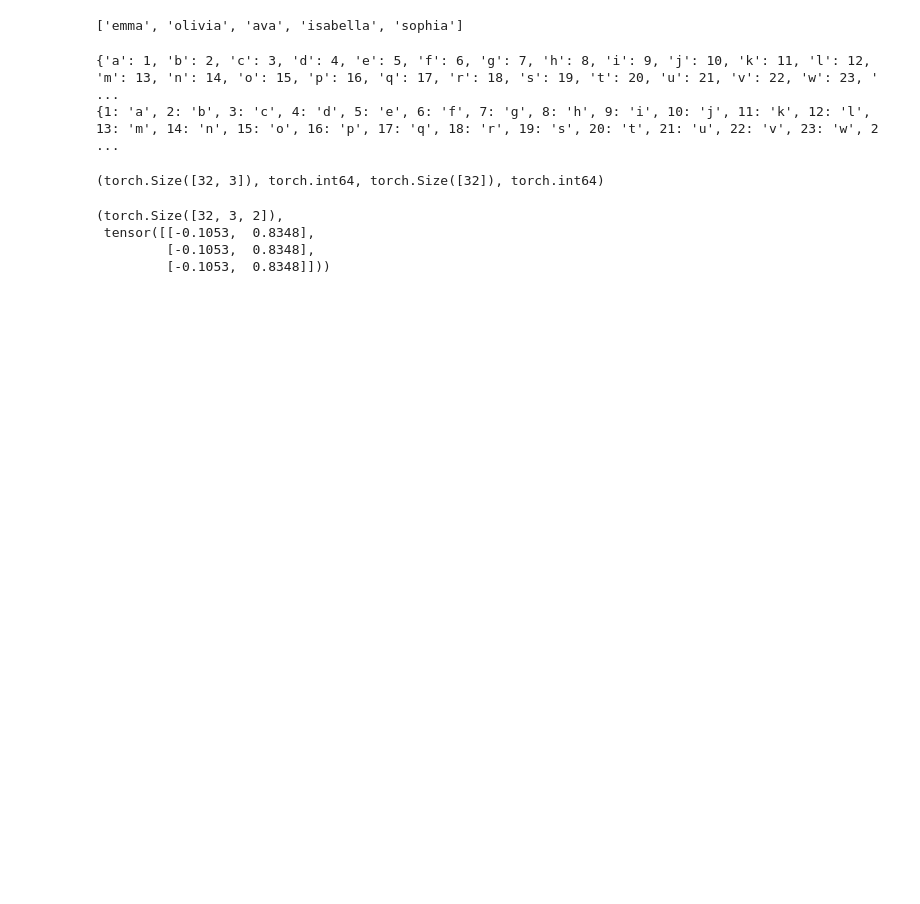
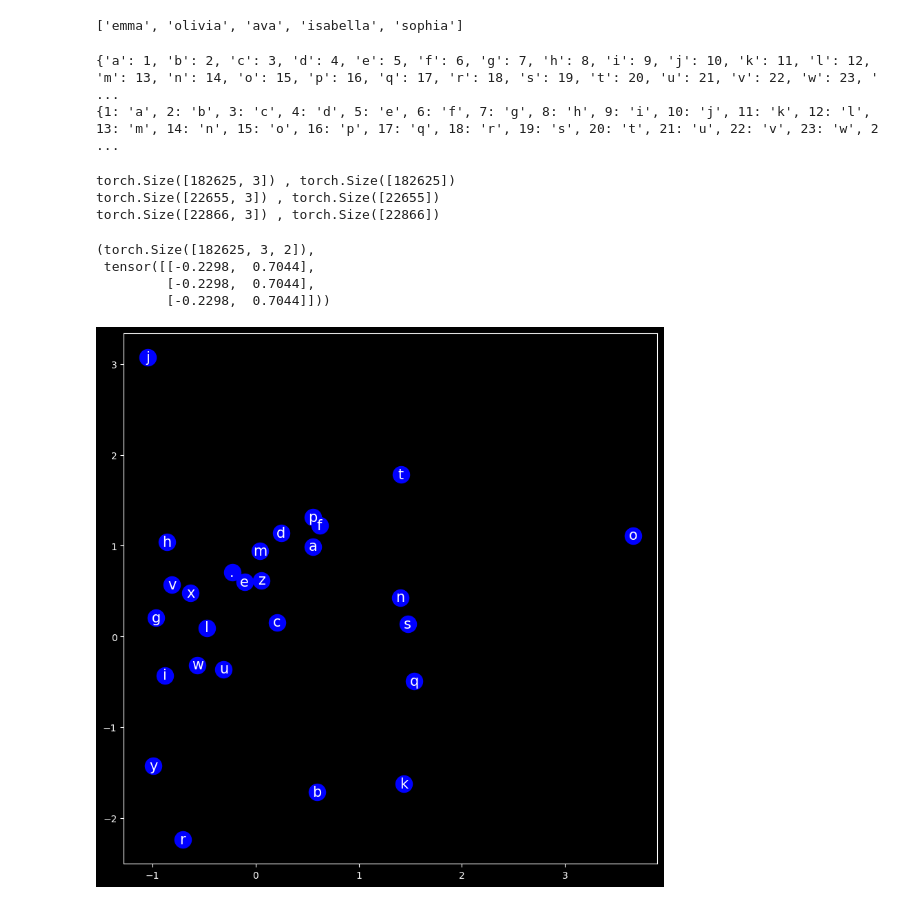
Before and after one commit to sanketmishra009/aiml, a Jupyter notebook: deepLearning/nlp/makemore/ngram.ipynb, the cells around one changed output. Cells and saved outputs as stored; diff of their text form; code cells hidden in the pictures; blank space fills up the shorter version.

Commit message:
makemore/ngram complete.

```diff
--- a/deepLearning/nlp/makemore/ngram.ipynb
+++ b/deepLearning/nlp/makemore/ngram.ipynb
@@ -31,32 +31,54 @@ print(itc)
 {1: 'a', 2: 'b', 3: 'c', 4: 'd', 5: 'e', 6: 'f', 7: 'g', 8: 'h', 9: 'i', 10: 'j', 11: 'k', 12: 'l', 13: 'm', 14: 'n', 15: 'o', 16: 'p', 17: 'q', 18: 'r', 19: 's', 20: 't', 21: 'u', 22: 'v', 23: 'w', 2 ...
 # %%
 #convert dataset to n-gram format -> context of size n to predict the future word.
-x , y = [] , []
-k = 3   #context size
-for word in words[:5]:
-    # print(word)
-    context = [0] * k
-    for ch in word + '.':
-        x.append(context)
-        y.append(cti[ch])
-        # print(f"{''.join([itc[i] for i in context])} -> {ch}")
-        context = context[1:] + [cti[ch]]
-    # print("*" * 40)
-x = torch.tensor(x)
-y = torch.tensor(y)
-x.shape , x.dtype , y.shape , y.dtype
+def build_datasest(words):
+    x , y = [] , []
+    k = 3   #context size
+    for word in words:
+        # print(word)
+        context = [0] * k
+        for ch in word + '.':
+            x.append(context)
+            y.append(cti[ch])
+            # print(f"{''.join([itc[i] for i in context])} -> {ch}")
+            context = context[1:] + [cti[ch]]
+        # print("*" * 40)
+    x = torch.tensor(x)
+    y = torch.tensor(y)
+    print(f"{x.shape} , {y.shape}")
+    return x , y
+import random
+random.seed(42)
+random.shuffle(words)
+n1 = int(0.8 * len(words))
+n2 = int(0.9 * len(words))
+
+xtrain , ytrain = build_datasest(words[:n1])
+xval , yval = build_datasest(words[n1: n2])
+xtest , ytest = build_datasest(words[n2:])
 # %% [output]
-(torch.Size([32, 3]), torch.int64, torch.Size([32]), torch.int64)
+torch.Size([182625, 3]) , torch.Size([182625])
+torch.Size([22655, 3]) , torch.Size([22655])
+torch.Size([22866, 3]) , torch.Size([22866])
+# %%
+def plot_embeddings(c):
+    plt.figure(figsize = (10 , 10))
+    plt.scatter(c[: , 0].data , c[: , 1].data , s = 300 , color = 'blue')
+    for i in range(27):
+        plt.text(c[i , 0].data , c[i , 1].data , itc[i] , color = 'white' , ha = 'center' , va = 'center' , fontsize = 15)
 # %%
 #build embedding matrix:
 c = torch.randn((27 , 2))
-emb = c[x]
+emb = c[xtrain]
+plot_embeddings(c)
+plt.savefig('./data/ngram-embeddings1.png')
 emb.shape , emb[0]
 # %% [output]
-(torch.Size([32, 3, 2]),
- tensor([[-0.1053,  0.8348],
-         [-0.1053,  0.8348],
-         [-0.1053,  0.8348]]))
+(torch.Size([182625, 3, 2]),
+ tensor([[-0.2298,  0.7044],
+         [-0.2298,  0.7044],
+         [-0.2298,  0.7044]]))
+[figure, added]
 # %%
 c[cti['.']]
 # %% [output]
```
Also changed, not shown: parts of 15 cells of this notebook, 2 other files.
